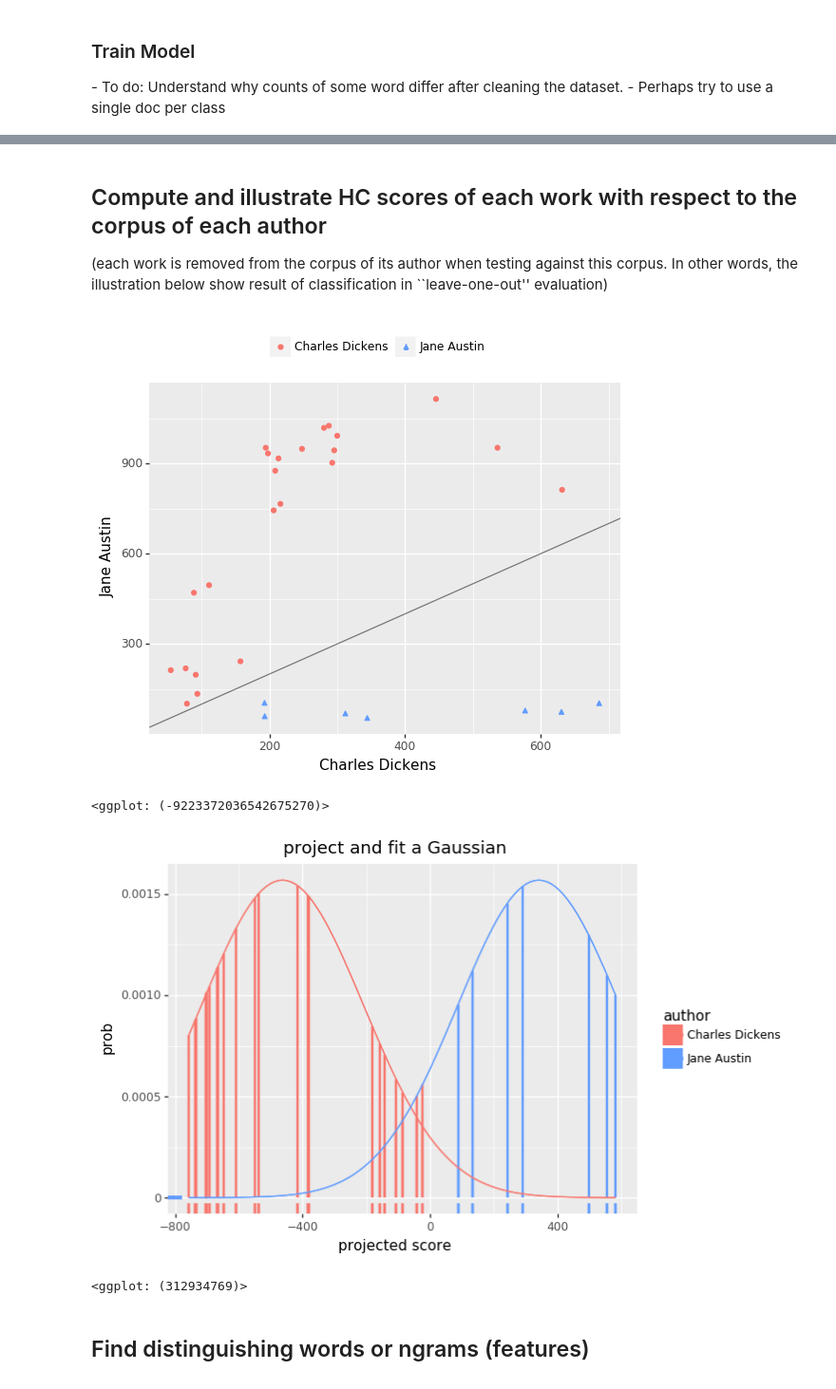
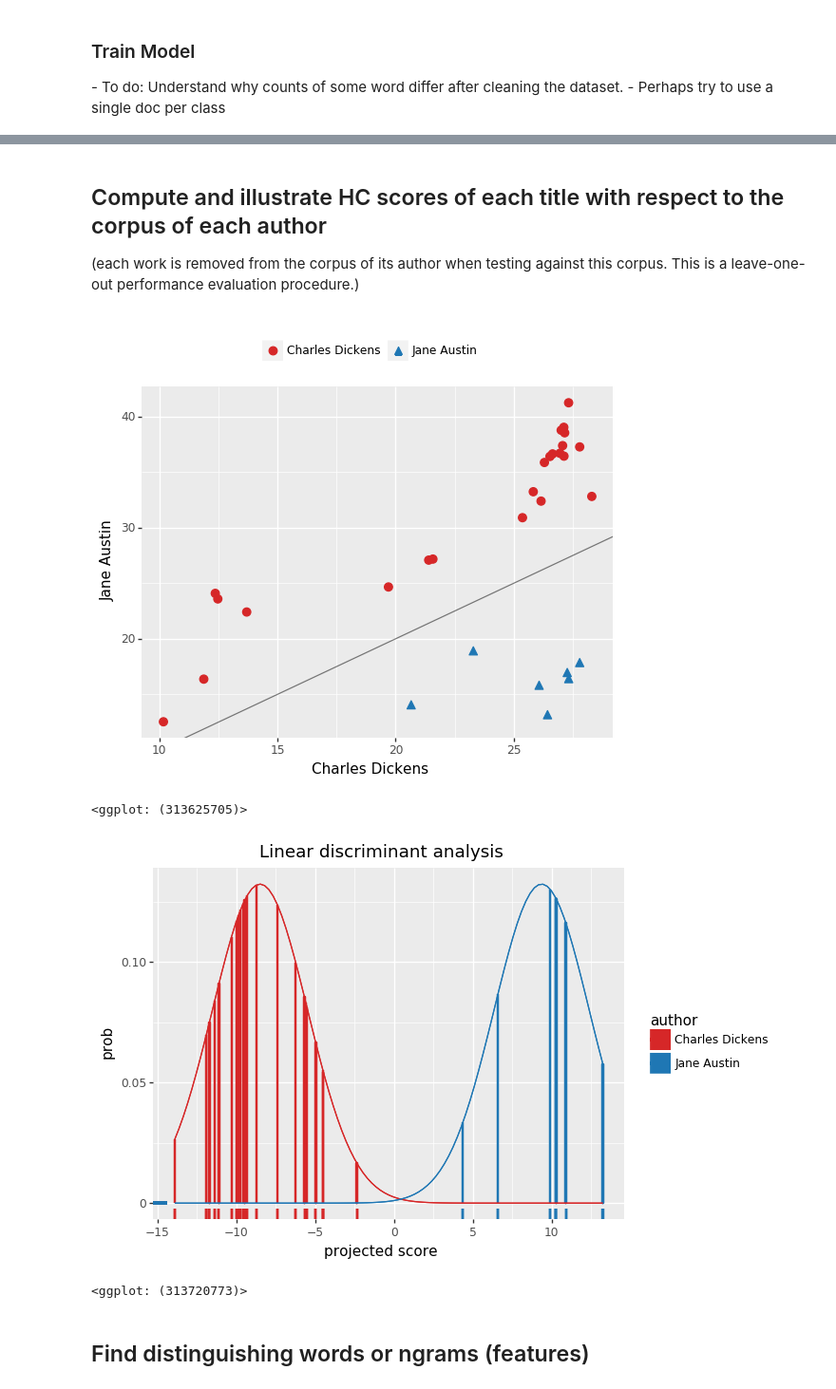
Before and after one commit to alonkipnis/AuthAttLib, a Jupyter notebook: Examples/AuthorshipAttribution_example.ipynb, the cells around one changed output, grey strips where cells are left out. Shown: that part at 95% size. Cells and saved outputs as stored; diff of their text form; code cells hidden in the pictures.

````diff
--- a/Examples/AuthorshipAttribution_example.ipynb
+++ b/Examples/AuthorshipAttribution_example.ipynb
@@ -49,7 +48,7 @@ data = pd.concat([clean_text(Dickens_corpus),
 def remove_POS(text) :
     try :
         tx = remove_parts_of_speach(text,
-                        to_remove = ('NNP','NNPS','PRP','PRP$','CD'),
+                        to_remove = ('NNP','NNPS','CD'),
                         lemmatize = False)
     # 'NNP'-- proper noun, singluar
     # 'NNPS' -- proper noun, plural
@@ -69,7 +68,6 @@ data.loc[:,'text'] = data.text.apply(remove_POS)
 model = AuthorshipAttributionMulti(data,
                         vocab_size = 3000, # number of features
                         words_to_ignore = ['?','.',',',':',';','!','-','"','(',')','``','```','`'],
-                        stbl = False, # type of HC statistic
                         ngram_range = (1,1), # how many ngram to use
                         )
 # %% [output]
@@ -80,18 +78,18 @@ model = AuthorshipAttributionMulti(data,
 # %% [markdown]
-<H2>Compute and illustrate HC scores of each work with respect to the corpus of each author</H2>
-(each work is removed from the corpus of its author when testing against this corpus. In other words, the illustration below show result of classification in ``leave-one-out'' evaluation)
+## Compute and illustrate HC scores of each title with respect to the corpus of each author
+(each work is removed from the corpus of its author when testing against this corpus. This is a leave-one-out performance evaluation procedure.)
 # %%
 #compute HC scores of document against each corpus
 df = model.internal_stats()
 p = plot_author_pair(df, value = 'HC', wrt_authors=('Charles Dickens', 'Jane Austin'))
 print(p)
 p = plot_LDA(df, value = 'HC', wrt_authors=('Charles Dickens', 'Jane Austin'), sym = True)\
-        + ggtitle('project and fit a Gaussian')
+        + ggtitle('Linear discriminant analysis')
 print(p)
 # %% [output]
-[figure, old version]
+[figure, new version]
-<ggplot: (-9223372036542675270)>
+<ggplot: (313625705)>
-[figure, old version]
+[figure, new version]
-<ggplot: (312934769)>
+<ggplot: (313720773)>
 # %% [markdown]
 <H2>Find distinguishing words or ngrams (features)</H2>
````
Also changed, not shown: parts of 8 cells of this notebook, 1 other file.
